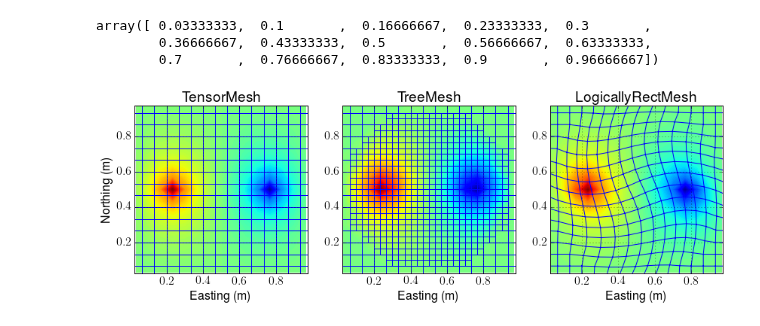
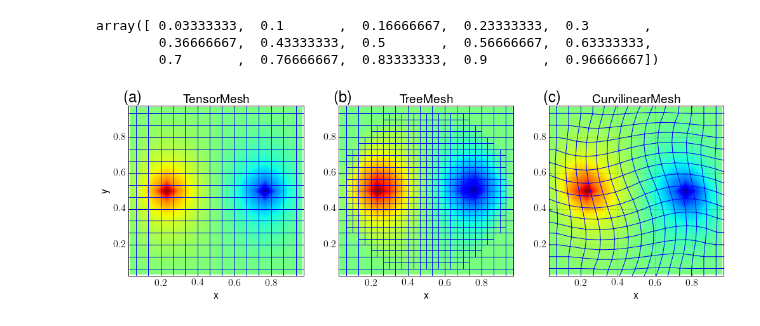
Before and after one commit to simpeg/simpeg, a Jupyter notebook: notebooks/ThreeMeshDC.ipynb, the cells around one changed output. Saved outputs shown, nothing was run; the diff lists cells and outputs as text; code cells hidden in the pictures.

Commit message:
ThreeMeshEx

```diff
--- a/notebooks/ThreeMeshDC.ipynb
+++ b/notebooks/ThreeMeshDC.ipynb
@@ -55,26 +58,28 @@ PHItM = griddata(tM.gridCC[:,0], tM.gridCC[:,1], phitM, Xi, Yi, interp='linear')
 PHIqM = griddata(qM.gridCC[:,0], qM.gridCC[:,1], phiqM, Xi, Yi, interp='linear')
 PHIrM = griddata(rM.gridCC[:,0], rM.gridCC[:,1], phirM, Xi, Yi, interp='linear')
 # %%
-fig, axes = plt.subplots(1,3,figsize=(14,4))
+fig, axes = plt.subplots(1,3,figsize=(14*1.2,4*1.2))
+label = ["(a)", "(b)", "(c)"]
 opts = {}
 vmin, vmax = PHItM.min(), PHItM.max()
-axes[0].contourf(Xi, Yi, PHItM, 100)
+dat = axes[0].contourf(Xi, Yi, PHItM, 100)
 tM.plotGrid(ax=axes[0], **opts)
 axes[0].set_title('TensorMesh')
 axes[1].contourf(Xi, Yi, PHIqM, 100)
 qM.plotGrid(ax=axes[1], **opts)
 axes[1].set_title('TreeMesh')
 axes[2].contourf(Xi, Yi, PHIrM, 100)
 rM.plotGrid(ax=axes[2], **opts)
-axes[2].set_title('LogicallyRectMesh')
+axes[2].set_title('CurvilinearMesh')
 for i in range(3):
     axes[i].set_xlim(0.025, 0.975)
     axes[i].set_ylim(0.025, 0.975)
+    axes[i].text(0., 1.0, label[i], fontsize=24)
     if i==0:
-        axes[i].set_ylabel("Northing (m)")
+        axes[i].set_ylabel("y")
     else:
         axes[i].set_ylabel(" ")
-    axes[i].set_xlabel("Easting (m)")
+    axes[i].set_xlabel("x")
 fig.savefig("./ThreeMesh.png", dpi=100)
 # %% [output]
-[figure, old version]
+[figure, new version]
```
Also changed, not shown: parts of 1 cell of this notebook, 2 other files.
